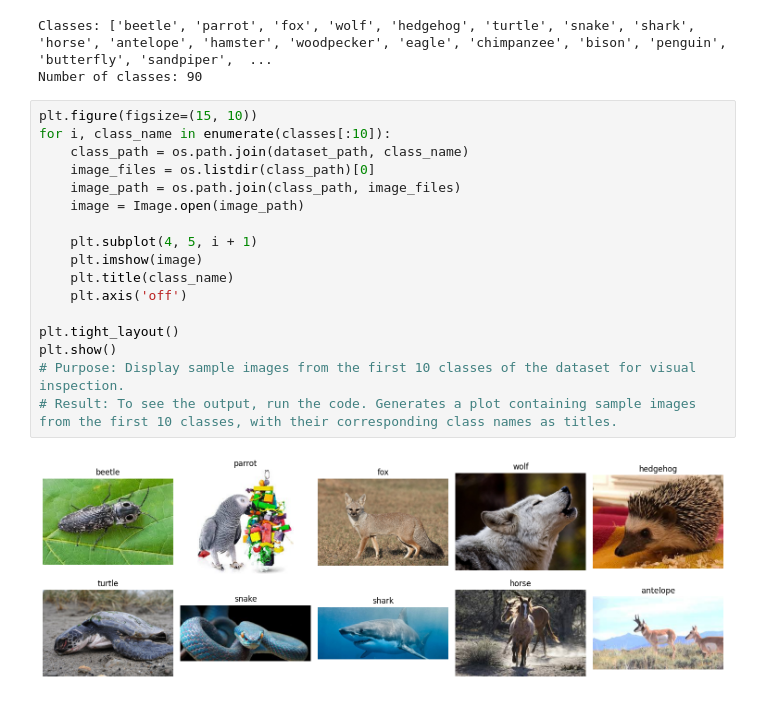
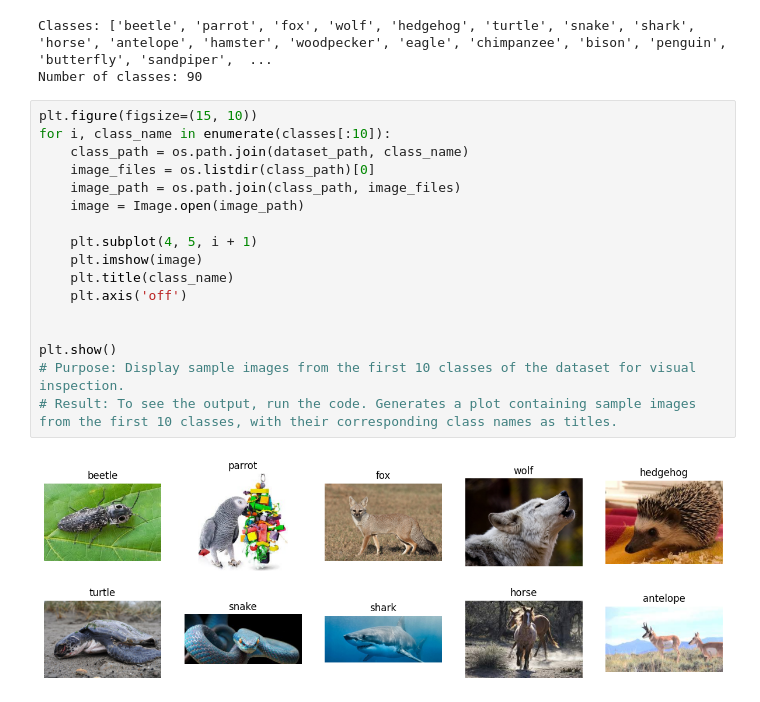
Before and after one commit to narevignesh/Multi-class-animal-recognition, a Jupyter notebook: Multi_class_animal_recognition.ipynb, the cells around one changed output. Saved outputs shown, nothing was run; the diff lists cells and outputs as text.

```diff
--- a/Multi_class_animal_recognition.ipynb
+++ b/Multi_class_animal_recognition.ipynb
@@ -84,19 +87,19 @@ Number of classes: 90
 # %%
 plt.figure(figsize=(15, 10))
 for i, class_name in enumerate(classes[:10]):
     class_path = os.path.join(dataset_path, class_name)
     image_files = os.listdir(class_path)[0]
     image_path = os.path.join(class_path, image_files)
     image = Image.open(image_path)
 
     plt.subplot(4, 5, i + 1)
     plt.imshow(image)
     plt.title(class_name)
     plt.axis('off')
 
-plt.tight_layout()
+
 plt.show()
 # Purpose: Display sample images from the first 10 classes of the dataset for visual inspection.
 # Result: To see the output, run the code. Generates a plot containing sample images from the first 10 classes, with their corresponding class names as titles.
 # %% [output]
-[figure, old version]
+[figure, new version]
```
Also changed, not shown: parts of 5 cells of this notebook.
